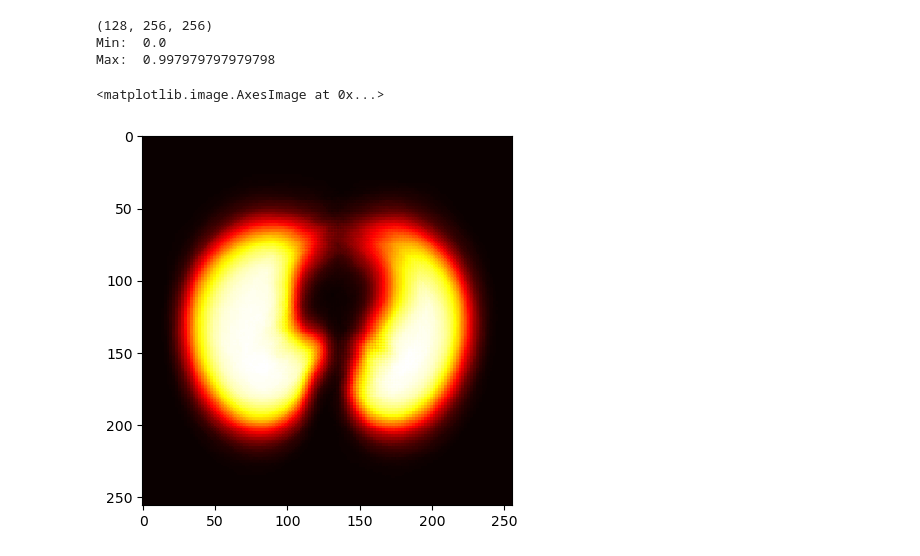
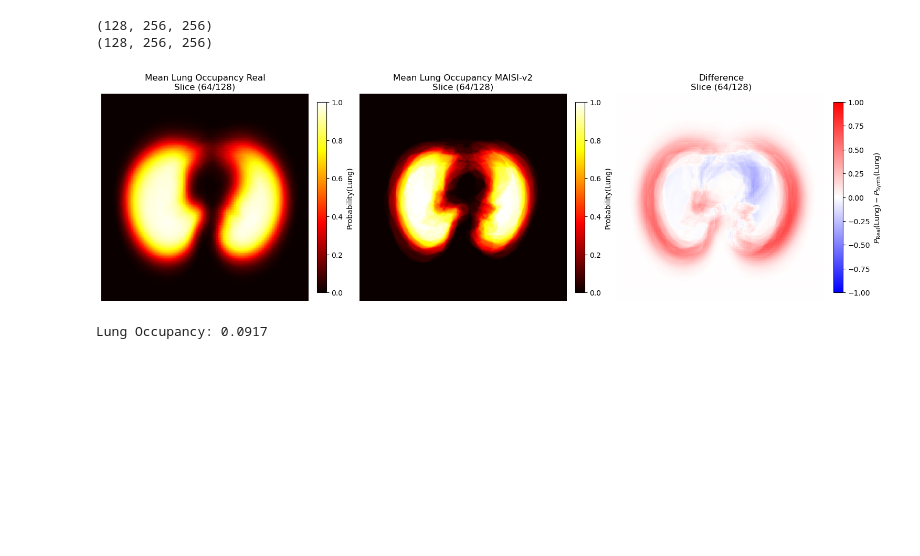
Before and after one commit to DiogoMendesss/LungGiants, a Jupyter notebook: mask_eval/heatmap.ipynb, the cells around one changed output. Cells and saved outputs as stored; diff of their text form; code cells hidden in the pictures; blank space fills up the shorter version.

```diff
--- a/mask_eval/heatmap.ipynb
+++ b/mask_eval/heatmap.ipynb
@@ -4,14 +7,44 @@ import matplotlib.pyplot as plt
 # %%
-heatmap = np.load("lung_mean_occupancy_heatmap_128_256_256.npy")
-print(heatmap.shape)
-print("Min: ", np.min(heatmap))
-print("Max: ", np.max(heatmap))
+real = np.load("lung_mean_occupancy_heatmap_128_256_256.npy")
+print(real.shape)
+synthetic = np.load("maisi_heatmap.npy").transpose(2, 1, 0)
+print(synthetic.shape)
 # %% [output]
 (128, 256, 256)
-Min:  0.0
-Max:  0.997979797979798
+(128, 256, 256)
 # %%
-plt.imshow(heatmap[64,:,:], cmap='hot', interpolation='nearest')
+slice_idx = 64
+n_slices = real.shape[0]
+difference = real - synthetic
+
+fig, axes = plt.subplots(1, 3, figsize=(15, 5), constrained_layout=True)
+
+images = [
+    axes[0].imshow(real[slice_idx], cmap="hot", vmin=0, vmax=1),
+    axes[1].imshow(synthetic[slice_idx], cmap="hot", vmin=0, vmax=1),
+    axes[2].imshow(difference[slice_idx], cmap="bwr", vmin=-1, vmax=1),
+]
+
+titles = [
+    "Mean Lung Occupancy Real",
+    "Mean Lung Occupancy MAISI-v2",
+    "Difference",
+]
+
+labels = [
+    "Probability(Lung)",
+    "Probability(Lung)",
+    r"$P_{\mathrm{Real}}(\mathrm{Lung}) - P_{\mathrm{Synth}}(\mathrm{Lung})$",
+]
+
+for ax, im, title, label in zip(axes, images, titles, labels):
+    ax.set_title(f"{title}\nSlice ({slice_idx}/{n_slices})")
+    ax.axis("off")
+    fig.colorbar(im, ax=ax, fraction=0.046, pad=0.04, label=label)
+
+# Optional: save before showing
+# fig.savefig("mean_lung_occupancy_comparison.png", dpi=300, bbox_inches="tight")
+
+plt.show()
 # %% [output]
-<matplotlib.image.AxesImage at 0x...>
-[figure, old version]
+[figure, new version]
@@ -17,0 +76,5 @@ plt.imshow(heatmap[64,:,:], cmap='hot', interpolation='nearest')
+# %%
+lung_occupancy = synthetic.sum()/synthetic.size
+print(f"Lung Occupancy: {lung_occupancy:.4f}")
+# %% [output]
+Lung Occupancy: 0.0917
```
Also changed, not shown: parts of 11 cells of this notebook, 3 other files.
